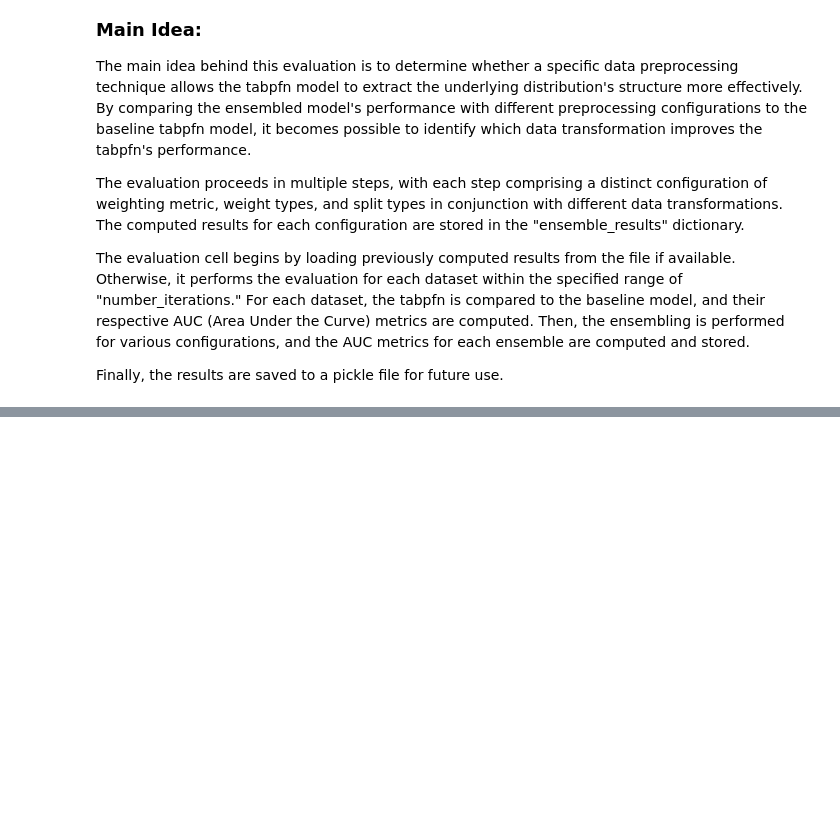
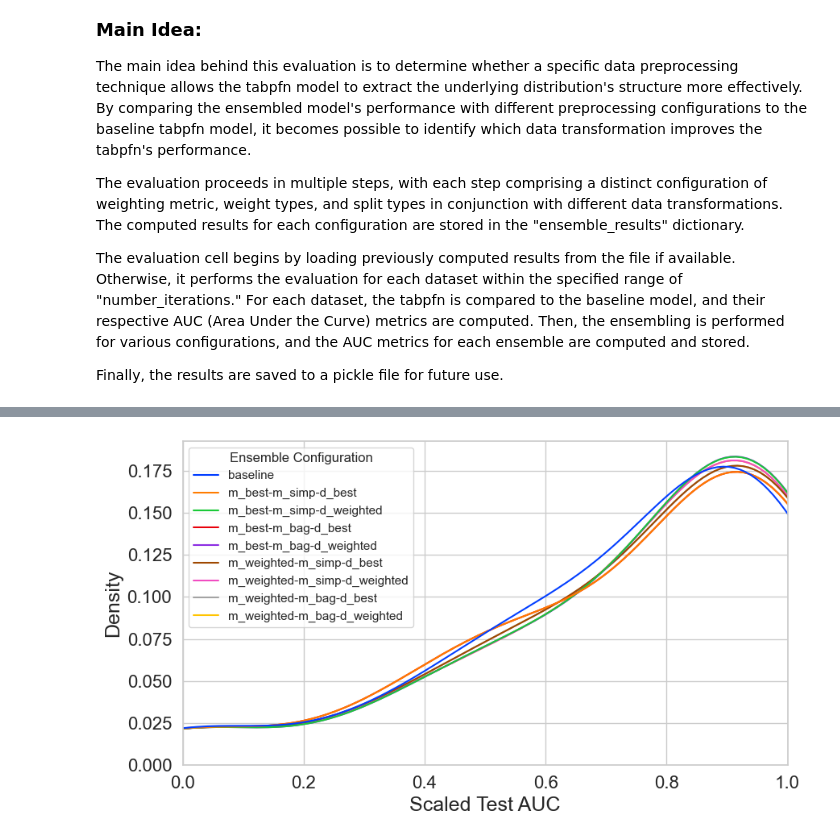
Before and after one commit to PufferFishCode/MSGPFN, a Jupyter notebook: tabpfn/EnsembleTabPfnAUC.ipynb, the cells around one changed output, grey strips where cells are left out. Saved outputs shown, nothing was run; the diff lists cells and outputs as text; code cells hidden in the pictures; blank space fills up the shorter version.

```diff
--- a/tabpfn/EnsembleTabPfnAUC.ipynb
+++ b/tabpfn/EnsembleTabPfnAUC.ipynb
@@ -1686,0 +1599,2 @@ ttest_auc_performance_compared_to_baseline(dictionary=ensemble_results,alpha=0.0
+# %%
+sig_dict, auc_data = ttest_auc_performance_compared_to_baseline(dictionary=ensemble_results,alpha=0.1)
@@ -1686,0 +1603,43 @@ ttest_auc_performance_compared_to_baseline(dictionary=ensemble_results,alpha=0.0
+# %%
+scalers = [StandardScaler(), MinMaxScaler(), RobustScaler()]
+# %%
+rename_dict = {'baseline':'baseline',
+ 'm_best_performer-m_simple-d_best_performer-d_simple': 'm_best-m_simp-d_best',
+    'm_best_performer-m_simple-d_weighted_average-d_simple': 'm_best-m_simp-d_weighted',
+    'm_best_performer-m_bagging-d_best_performer-d_simple': 'm_best-m_bag-d_best',
+    'm_best_performer-m_bagging-d_weighted_average-d_simple': 'm_best-m_bag-d_weighted',
+    'm_weighted_average-m_simple-d_best_performer-d_simple': 'm_weighted-m_simp-d_best',
+    'm_weighted_average-m_simple-d_weighted_average-d_simple': 'm_weighted-m_simp-d_weighted',
+    'm_weighted_average-m_bagging-d_best_performer-d_simple': 'm_weighted-m_bag-d_best',
+    'm_weighted_average-m_bagging-d_weighted_average-d_simple': 'm_weighted-m_bag-d_weighted'
+}
+
+auc_data.rename(columns=rename_dict,inplace=True)
+# %%
+column_list = []
+for i in auc_data.columns:
+    column_list += [i]*30
+# %%
+plt.figure(figsize=(9,5))
+sns.set_style('whitegrid')
+
+scaler=scalers[1]
+data = scaler.fit_transform(auc_data.values).reshape(-1, order='F')
+
+auc_melt = pd.DataFrame()
+auc_melt['aucs'] = data
+auc_melt['ensemble'] = column_list
+
+sns.kdeplot(data=auc_melt,x='aucs', hue='ensemble', palette='bright')
+plt.xlim(0,1)
+plt.xlabel("Scaled Test AUC", fontsize=18)
+plt.ylabel("Density", fontsize=18)
+
+plt.xticks(fontsize=16)
+plt.yticks(fontsize=16)
+legend = plt.gca().get_legend()
+legend.set_title("Ensemble Configuration")
+plt.tight_layout()
+plt.savefig('./evaluations/combined/kde_plot_auc.png', bbox_inches='tight')
+# %% [output]
+[figure, added]
```
Also changed, not shown: parts of 11 cells of this notebook.
